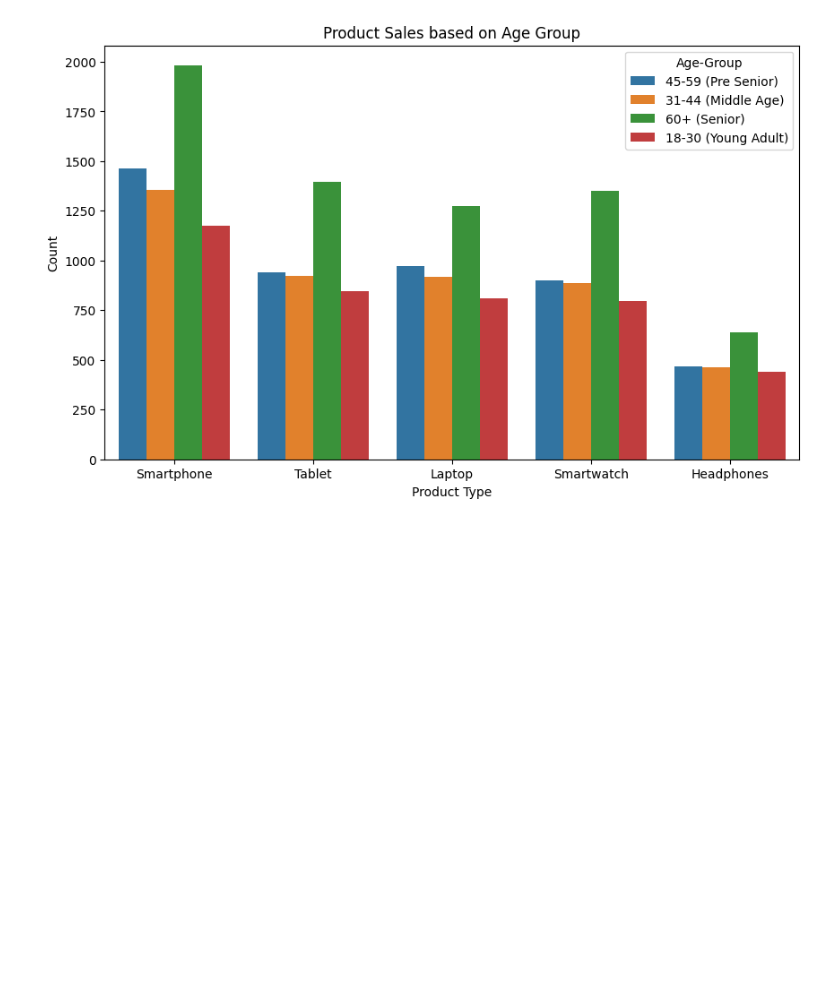
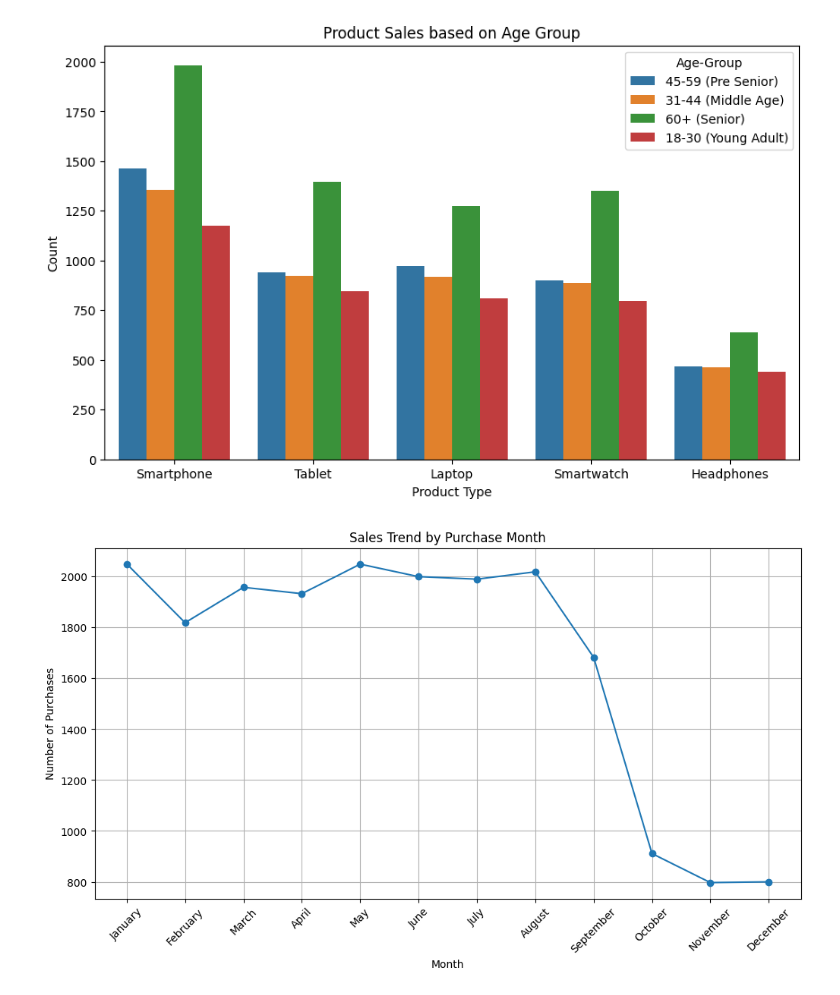
Before and after one commit to apostroef/sales-data-representation, a Jupyter notebook: Data-Visualization.ipynb, the cells around one changed output. Saved outputs shown, nothing was run; the diff lists cells and outputs as text; code cells hidden in the pictures; blank space fills up the shorter version.

```diff
--- a/Data-Visualization.ipynb
+++ b/Data-Visualization.ipynb
@@ -83,11 +105,45 @@ plt.show()
 # %%
 # 4. Product Sales based on Quantity - Bar Chart
 plt.figure(figsize=(10, 6))
 sns.countplot(data=df, x="Product Type", hue="Age_Group")
 plt.title("Product Sales based on Age Group")
 plt.xlabel("Product Type")
 plt.ylabel("Count")
 plt.legend(title="Age-Group")
 plt.show()
+
+# 5. line chart Sales Trend by Purchase Month
+df["Purchase Date"] = pd.to_datetime(df["Purchase Date"])
+df["Purchase Month"] = df["Purchase Date"].dt.month_name()
+monthly_sales = (
+    df.groupby("Purchase Month")
+    .size()
+    .reindex(
+        [
+            "January",
+            "February",
+            "March",
+            "April",
+            "May",
+            "June",
+            "July",
+            "August",
+            "September",
+            "October",
+            "November",
+            "December",
+        ]
+    )
+    .fillna(0)
+)
+plt.figure(figsize=(12, 6))
+plt.plot(monthly_sales.index, monthly_sales.values, marker="o")
+plt.title("Sales Trend by Purchase Month")
+plt.xlabel("Month")
+plt.ylabel("Number of Purchases")
+plt.xticks(rotation=45)
+plt.grid()
+plt.show()
 # %% [output]
 [figure]
+[figure, added]
```
Also changed, not shown: parts of 5 cells of this notebook, 1 other file.
